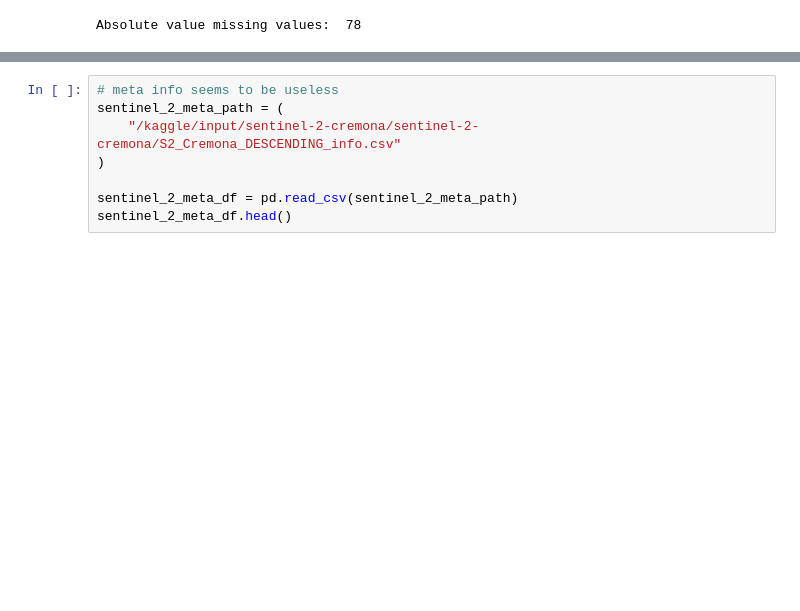
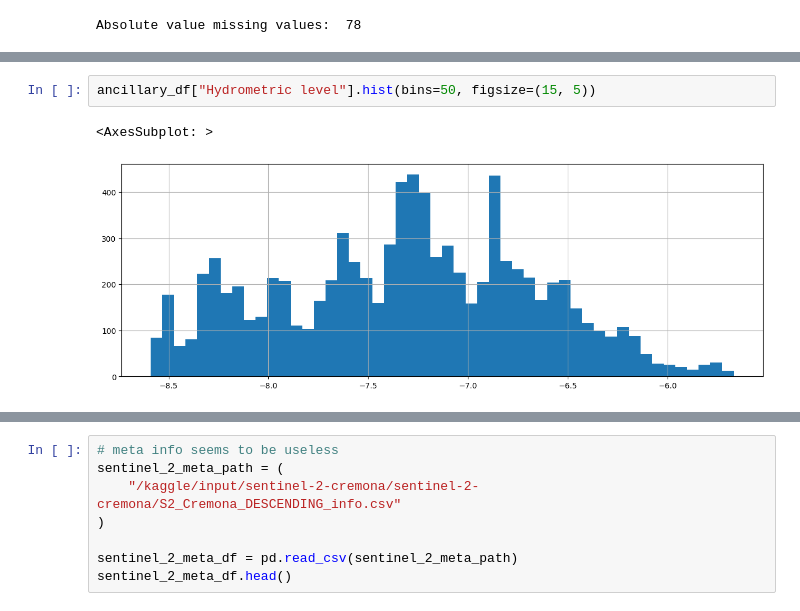
Before and after one commit to angyaloliver/bip-ml4eo, a Jupyter notebook: bip-ml4eo.ipynb, the cells around one changed output, grey strips where cells are left out. Drawn from its saved outputs; the diff is of its cells as text; blank space fills up the shorter version.

```diff
--- a/bip-ml4eo.ipynb
+++ b/bip-ml4eo.ipynb
@@ -91,0 +108,5 @@ ancillary_df.set_index("Hours").plot(figsize=(15, 5))
+# %%
+ancillary_df["Hydrometric level"].hist(bins=50, figsize=(15, 5))
+# %% [output]
+<AxesSubplot: >
+[figure, added]
```
Also changed, not shown: parts of 10 cells of this notebook.
